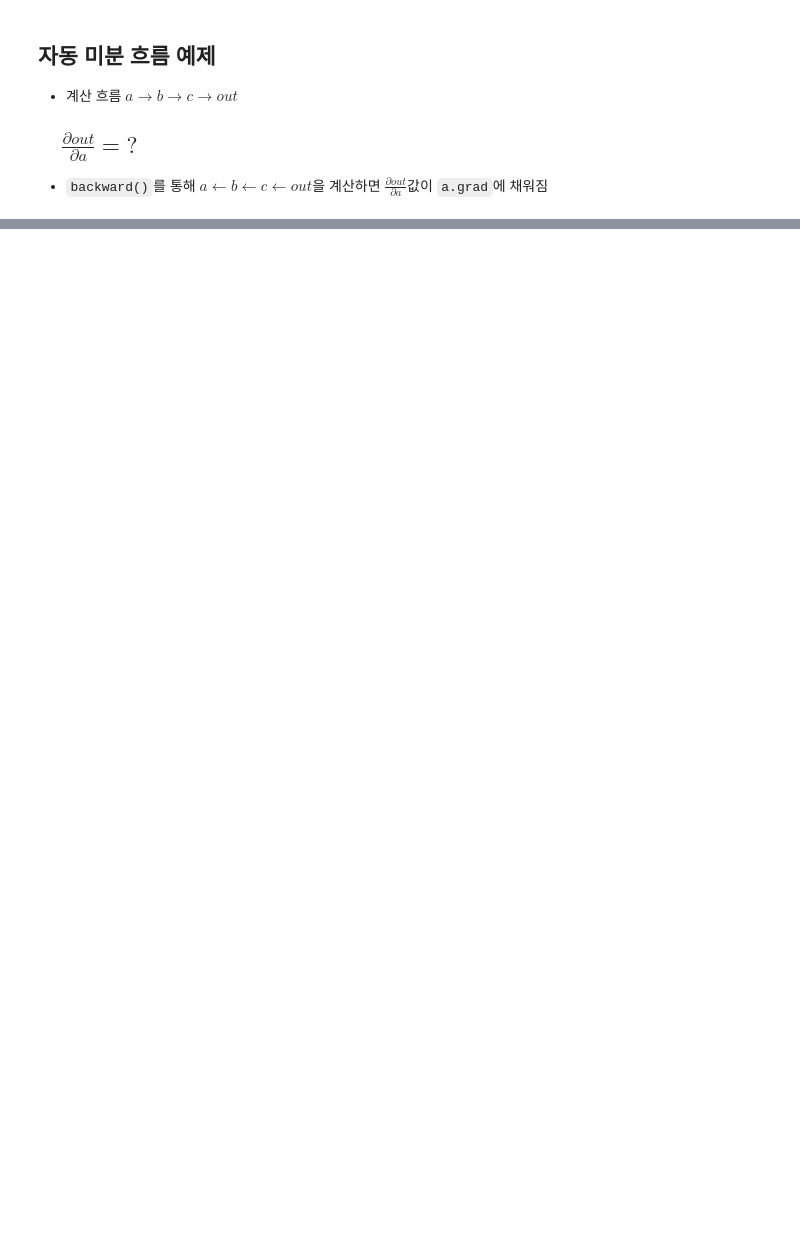
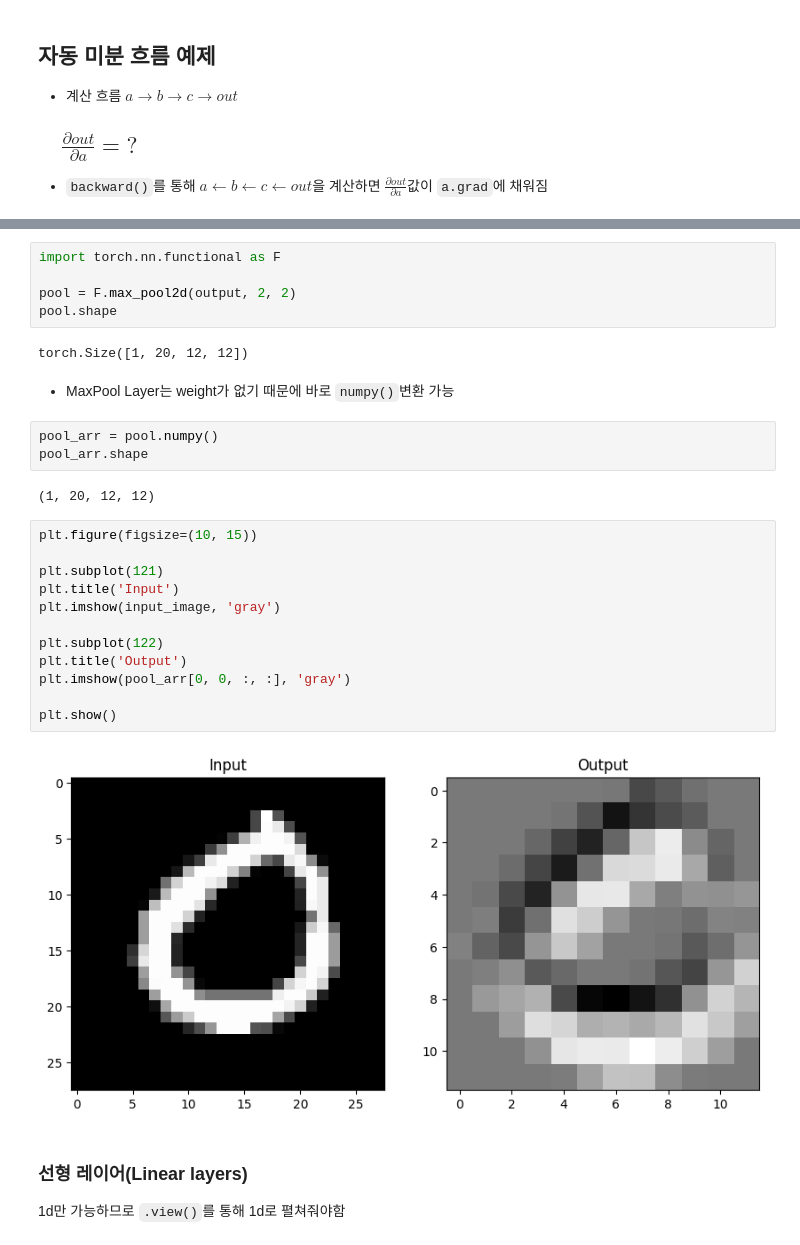
Before and after one commit to MinDongRyul/torch, a Jupyter notebook: torch tutorial.ipynb, the cells around one changed output, grey strips where cells are left out. Saved outputs shown, nothing was run; the diff lists cells and outputs as text; blank space fills up the shorter version.

```diff
--- a/torch tutorial.ipynb
+++ b/torch tutorial.ipynb
@@ -747,0 +1162,32 @@ grad_fn : 미분값을 계산한 함수에 대한 정보 저장 (어떤 함수
+# %%
+import torch.nn.functional as F
+
+pool = F.max_pool2d(output, 2, 2)
+pool.shape
+# %% [output]
+torch.Size([1, 20, 12, 12])
+# %% [markdown]
+- MaxPool Layer는 weight가 없기 때문에 바로 `numpy()`변환 가능
+# %%
+pool_arr = pool.numpy()
+pool_arr.shape
+# %% [output]
+(1, 20, 12, 12)
+# %%
+plt.figure(figsize=(10, 15))
+
+plt.subplot(121)
+plt.title('Input')
+plt.imshow(input_image, 'gray')
+
+plt.subplot(122)
+plt.title('Output')
+plt.imshow(pool_arr[0, 0, :, :], 'gray')
+
+plt.show()
+# %% [output]
+[figure, added]
+# %% [markdown]
+### 선형 레이어(Linear layers)
+
+1d만 가능하므로 `.view()`를 통해 1d로 펼쳐줘야함
```
Also changed, not shown: parts of 137 cells of this notebook.
